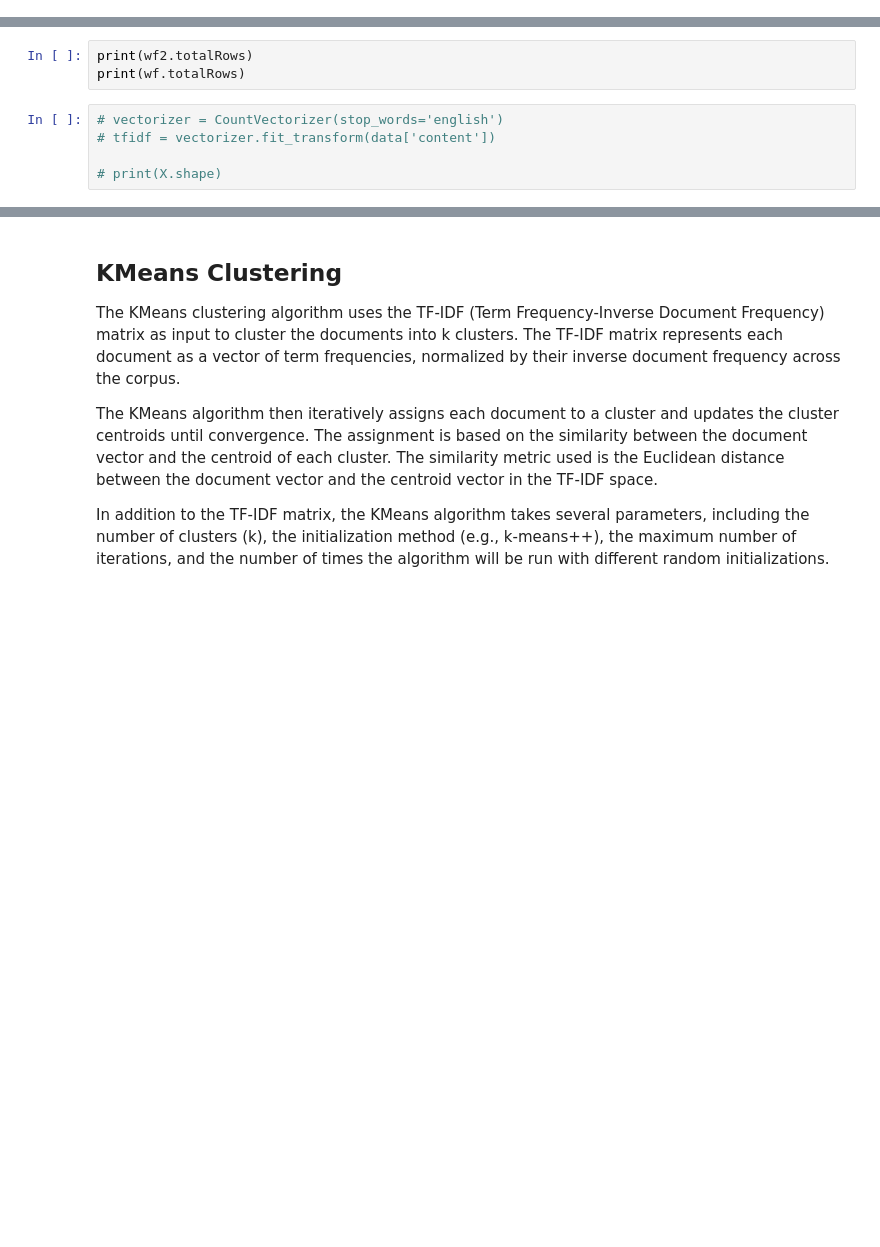
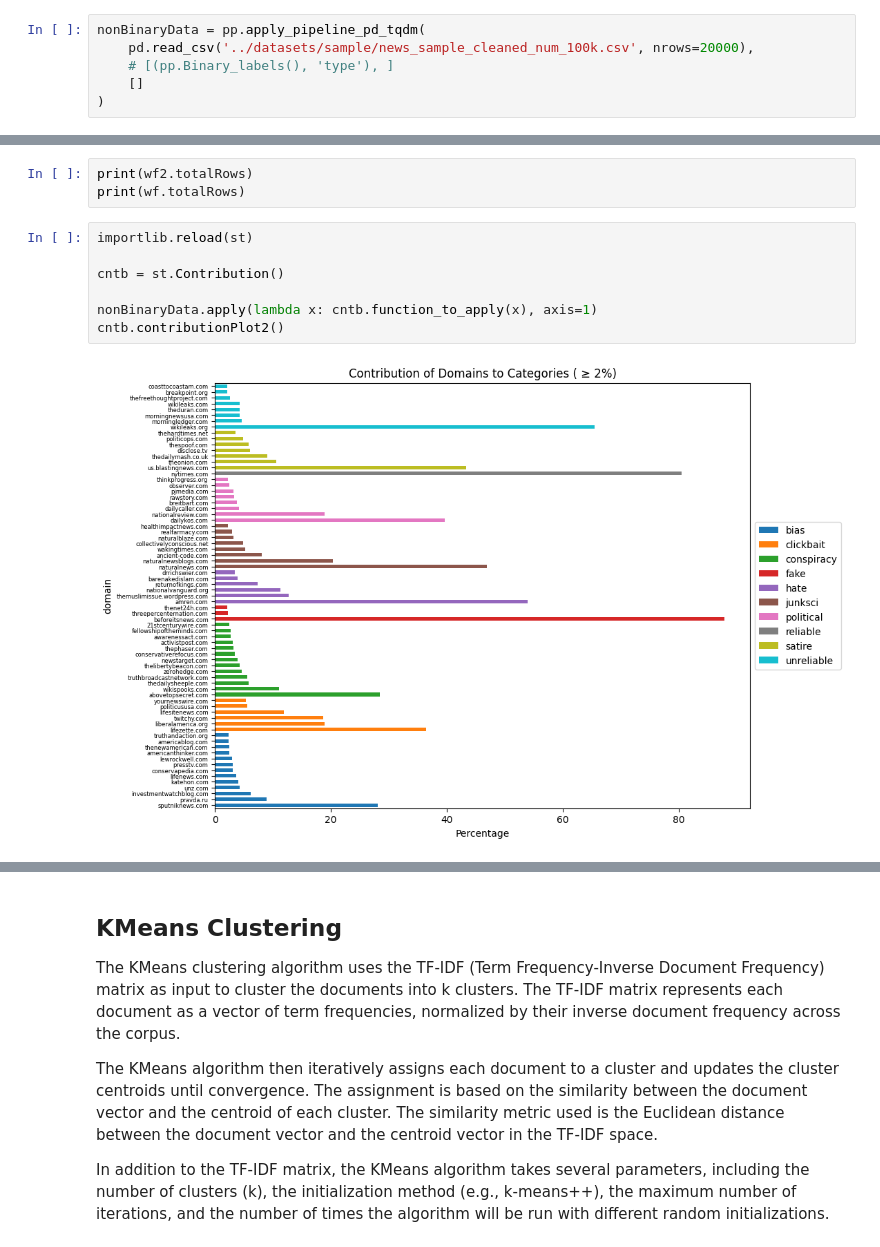
Before and after one commit to henrikdchristensen/DIKU-DS-Exam-FakeNewsDetection, a Jupyter notebook: src/stats.ipynb, the cells around one changed output, grey strips where cells are left out. Saved outputs shown, nothing was run; the diff lists cells and outputs as text; blank space fills up the shorter version.

```diff
--- a/src/stats.ipynb
+++ b/src/stats.ipynb
@@ -21,2 +22,8 @@ data = pp.apply_pipeline_pd_tqdm(
     [(pp.Binary_labels(), 'type'), ]
 )
+# %%
+nonBinaryData = pp.apply_pipeline_pd_tqdm(
+    pd.read_csv('../datasets/sample/news_sample_cleaned_num_100k.csv', nrows=20000),
+    # [(pp.Binary_labels(), 'type'), ]
+    []
+)
@@ -41,8 +91,12 @@ wf2.plot()
 # %%
 print(wf2.totalRows)
 print(wf.totalRows)
-# %%
-# vectorizer = CountVectorizer(stop_words='english')
-# tfidf = vectorizer.fit_transform(data['content'])
-
-# print(X.shape)
+# %%
+importlib.reload(st)
+
+cntb = st.Contribution()
+
+nonBinaryData.apply(lambda x: cntb.function_to_apply(x), axis=1)
+cntb.contributionPlot2()
+# %% [output]
+[figure, added]
```
Also changed, not shown: parts of 10 cells of this notebook, 3 other files.
